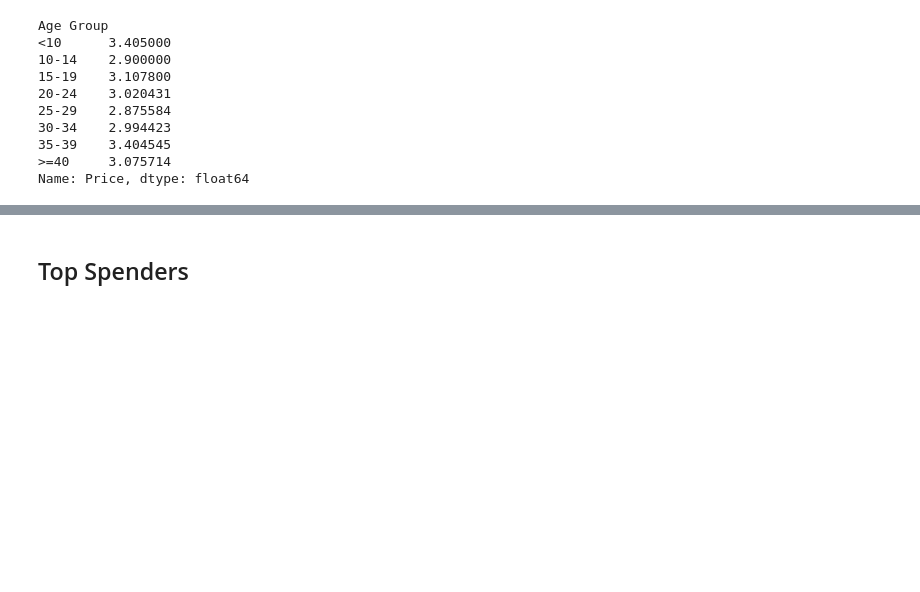
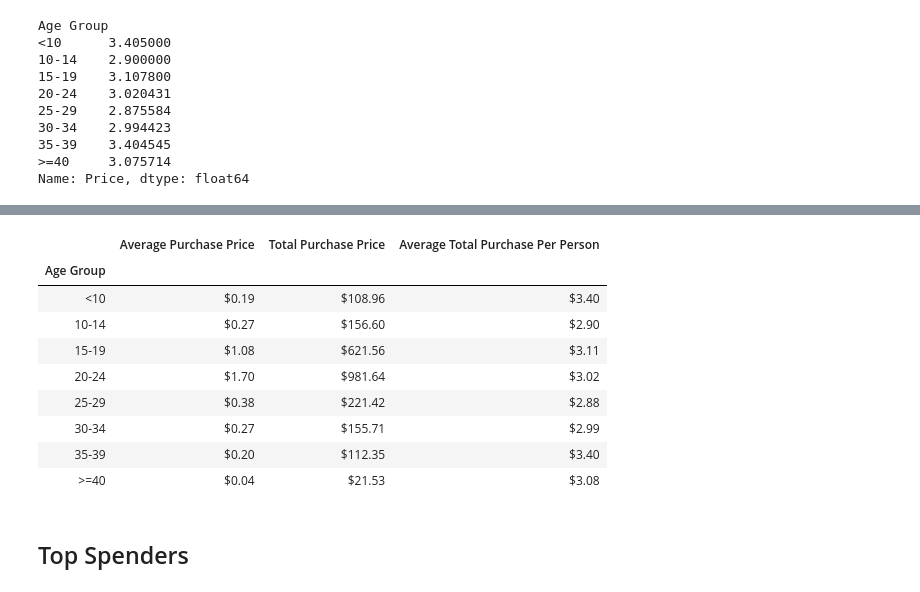
Before and after one commit to alvinochieng/pandas---challenge, a Jupyter notebook: HeroesOfPymoli/HeroesOfPymoli_starter.ipynb, the cells around one changed output, grey strips where cells are left out. Cells and saved outputs as stored; diff of their text form; code cells hidden in the pictures; blank space fills up the shorter version.

```diff
--- a/HeroesOfPymoli/HeroesOfPymoli_starter.ipynb
+++ b/HeroesOfPymoli/HeroesOfPymoli_starter.ipynb
@@ -462,3 +462,22 @@ Name: Price, dtype: float64
+# %%
+df_list = {"Average Purchase Price": avg_purch_price,
+          "Total Purchase Price": tot_purch_val, "Average Total Purchase Per Person": avg_purchase_price}
+age_demo = pd.DataFrame(df_list)
+age_demo['Average Purchase Price'] = age_demo['Average Purchase Price'].map('${:,.2f}'.format)
+age_demo['Total Purchase Price'] = age_demo['Total Purchase Price'].map('${:,.2f}'.format)
+age_demo['Average Total Purchase Per Person'] = age_demo['Average Total Purchase Per Person'].map('${:,.2f}'.format)
+age_demo
+# %% [output]
+|  | Average Purchase Price | Total Purchase Price | Average Total Purchase Per Person |
+| Age Group |  |  |  |
+| <10 | $0.19 | $108.96 | $3.40 |
+| 10-14 | $0.27 | $156.60 | $2.90 |
+| 15-19 | $1.08 | $621.56 | $3.11 |
+| 20-24 | $1.70 | $981.64 | $3.02 |
+| 25-29 | $0.38 | $221.42 | $2.88 |
+| 30-34 | $0.27 | $155.71 | $2.99 |
+| 35-39 | $0.20 | $112.35 | $3.40 |
+| >=40 | $0.04 | $21.53 | $3.08 |
 # %% [markdown]
 ## Top Spenders
 # %% [markdown]
```
Also changed, not shown: parts of 7 cells of this notebook.
